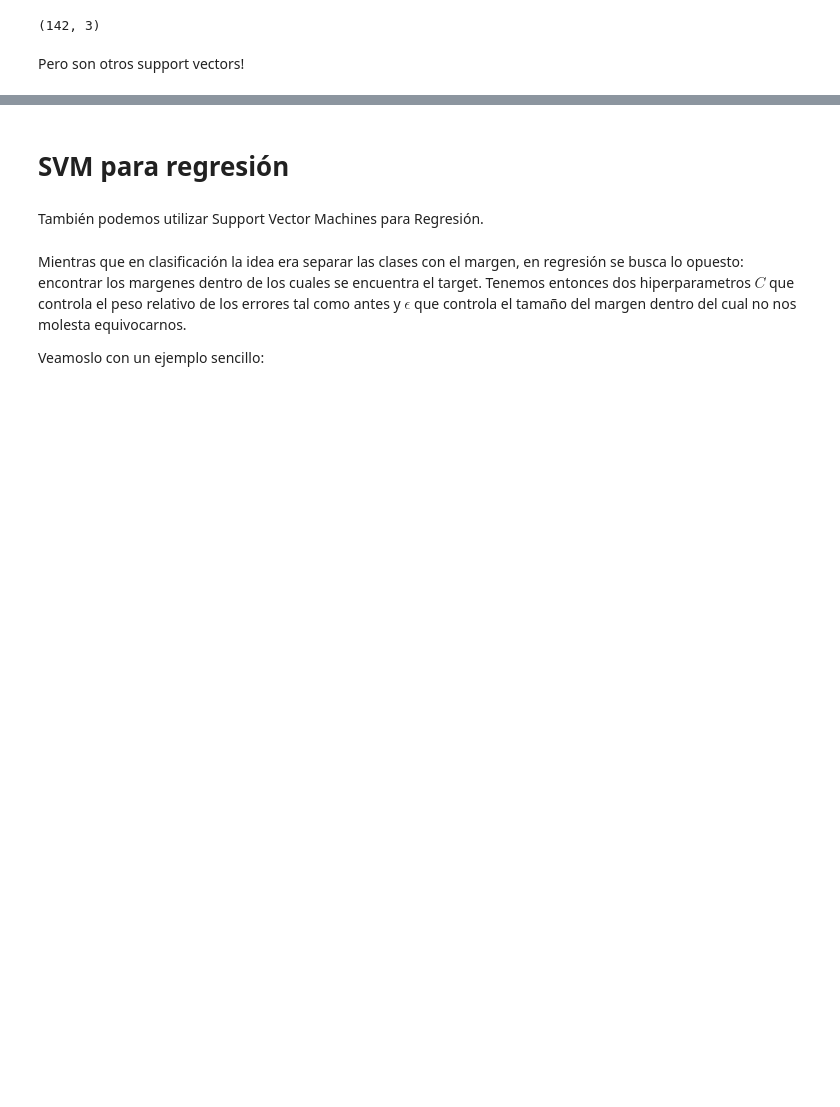
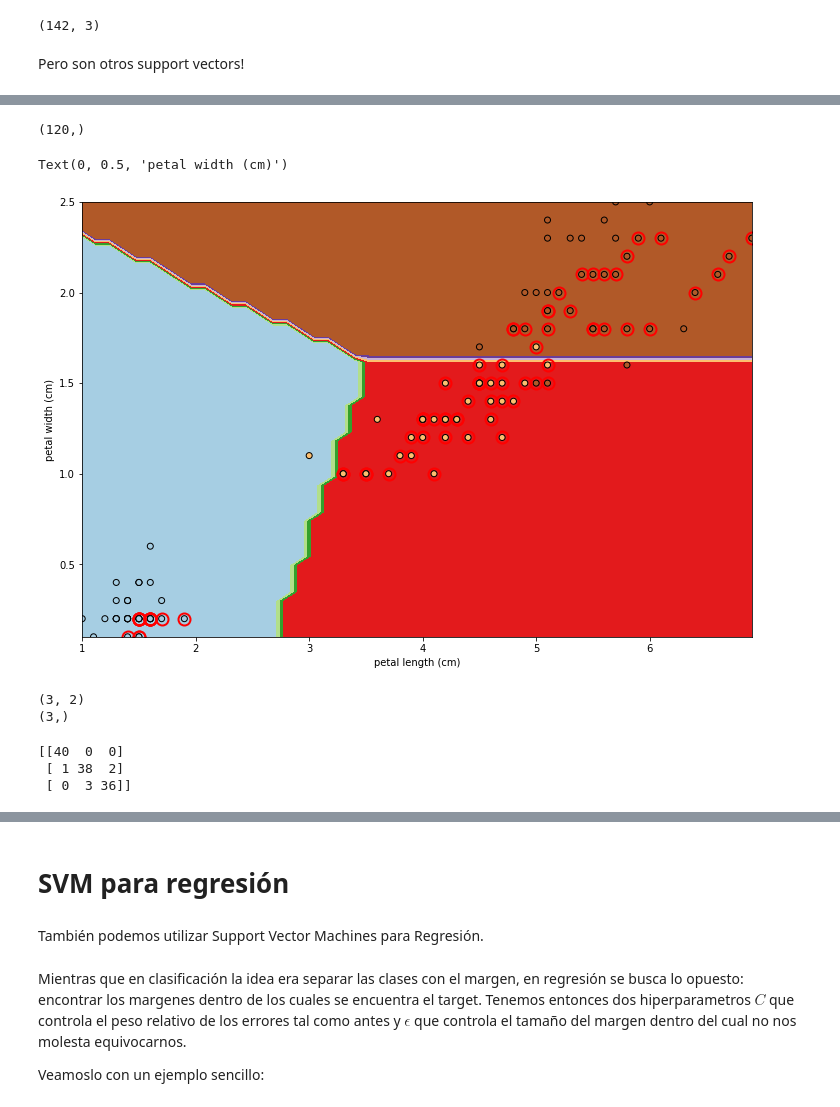
Before and after one commit to naikymen/ML_UNSAM, a Jupyter notebook: 10p_handson_SVM.ipynb, the cells around one changed output, grey strips where cells are left out. Drawn from its saved outputs; the diff is of its cells as text; code cells hidden in the pictures; blank space fills up the shorter version.

```diff
--- a/10p_handson_SVM.ipynb
+++ b/10p_handson_SVM.ipynb
@@ -151,0 +164,13 @@ for pair in ([0, 1], [0, 2], [2, 3]):
+# %%
+from sklearn.pipeline import Pipeline
+import scipy.stats as st
+from sklearn.model_selection import GridSearchCV, RandomizedSearchCV
+from sklearn.metrics import accuracy_score, confusion_matrix
+
+modelo_lineal=Pipeline([('scaler',StandardScaler()),('linear_svc',LinearSVC(penalty='l2',loss='hinge',max_iter=100000))])
+
+params={'linear_svc__C':st.loguniform(a=1,b=1e2)}
+
+grilla=RandomizedSearchCV(modelo_lineal,params,n_iter=50,scoring='accuracy',cv=10)
+
+grilla.fit(X_train,y_train)
@@ -151,0 +199,2 @@ for pair in ([0, 1], [0, 2], [2, 3]):
+# %%
+mejor_modelo_lineal=grilla.best_estimator_
@@ -151,0 +218,37 @@ for pair in ([0, 1], [0, 2], [2, 3]):
+# %%
+mejor_modelo_lineal.predict(X_train).shape
+# %% [output]
+(120,)
+# %%
+fig = plt.figure(figsize=(12,8))
+xvals1 = np.linspace(np.min(X_train[:,0]),np.max(X_train[:,0]),50)#grilla de valores de x1
+xvals2 = 10703478np.linspace(np.min(X_train[:,1]),np.max(X_train[:,1]),50)# grilla de valores de x2
+X1, X2 = np.meshgrid(xvals1,xvals2)#armo las combinaciones posibles
+Z=np.asarray([mejor_modelo_lineal.predict(np.asarray([el[0],el[1]]).reshape(1,-1)) for el in np.c_[X1.ravel(),X2.ravel()]]).reshape(X1.shape)# para cada una de esas combinaciones calculo la asignación de clase
+isv_1 = np.abs(mejor_modelo_lineal.decision_function(X_train)[:,0])<= 1.0 + 1e-12 #support vectors y0
+isv_2 = np.abs(mejor_modelo_lineal.decision_function(X_train)[:,1])<= 1.0 + 1e-12# support vectors y1
+isv_3 = np.abs(mejor_modelo_lineal.decision_function(X_train)[:,2])<= 1.0 + 1e-12# support vectors y2
+plt.contourf(xvals1,xvals2,Z,edgecolors='k', cmap=plt.cm.Paired)#dibujo las asignaciones
+#plt.colorbar()
+plt.scatter(X_train[:,0],X_train[:,1],c=y_train, edgecolors='k', cmap=plt.cm.Paired)# dibujo los datos
+#plt.plot(X_train[isv_1,0],X_train[isv_1,1], 'o',color='blue', ms=12, mfc='None', mew=2)# dibujo los sv0
+plt.plot(X_train[isv_2,0],X_train[isv_2,1], 'ro', ms=12, mfc='None', mew=2)# dibujo los sv1
+#plt.plot(X_train[isv_3,0],X_train[isv_3,1], 'o', color='brown', ms=12, mfc='None', mew=2)# dibujo los sv1
+plt.xlabel(iris.feature_names[2])
+plt.ylabel(iris.feature_names[3])
+# %% [output]
+Text(0, 0.5, 'petal width (cm)')
+[figure, added]
+# %%
+print(mejor_modelo_lineal['linear_svc'].coef_.shape)
+print(mejor_modelo_lineal['linear_svc'].intercept_.shape)
+# %% [output]
+(3, 2)
+(3,)
+# %%
+y_pred_train=mejor_modelo_lineal.predict(X_train)
+print(confusion_matrix(y_train,y_pred_train))
+# %% [output]
+[[40  0  0]
+ [ 1 38  2]
+ [ 0  3 36]]
```
Also changed, not shown: parts of 23 cells of this notebook.
